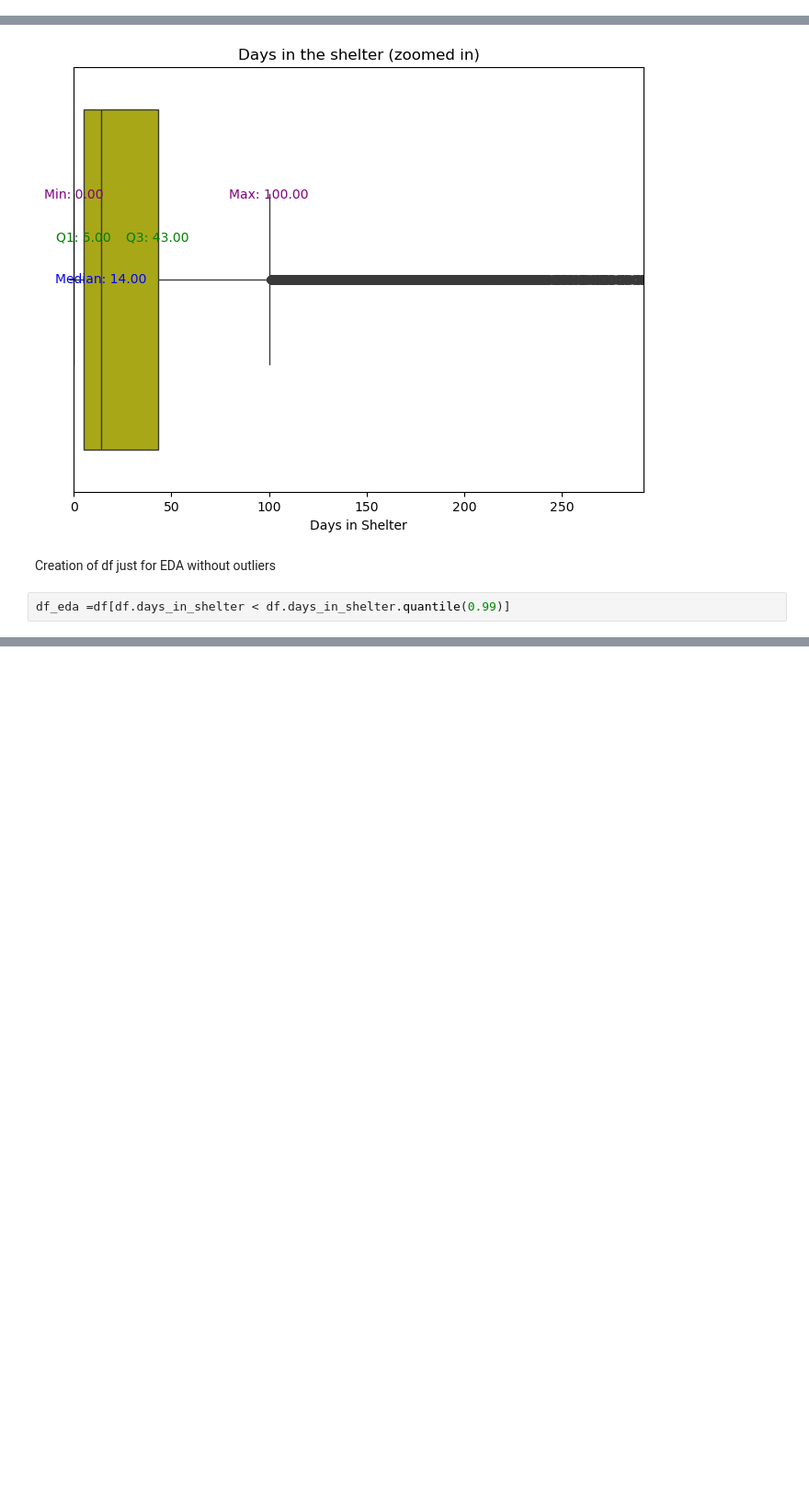
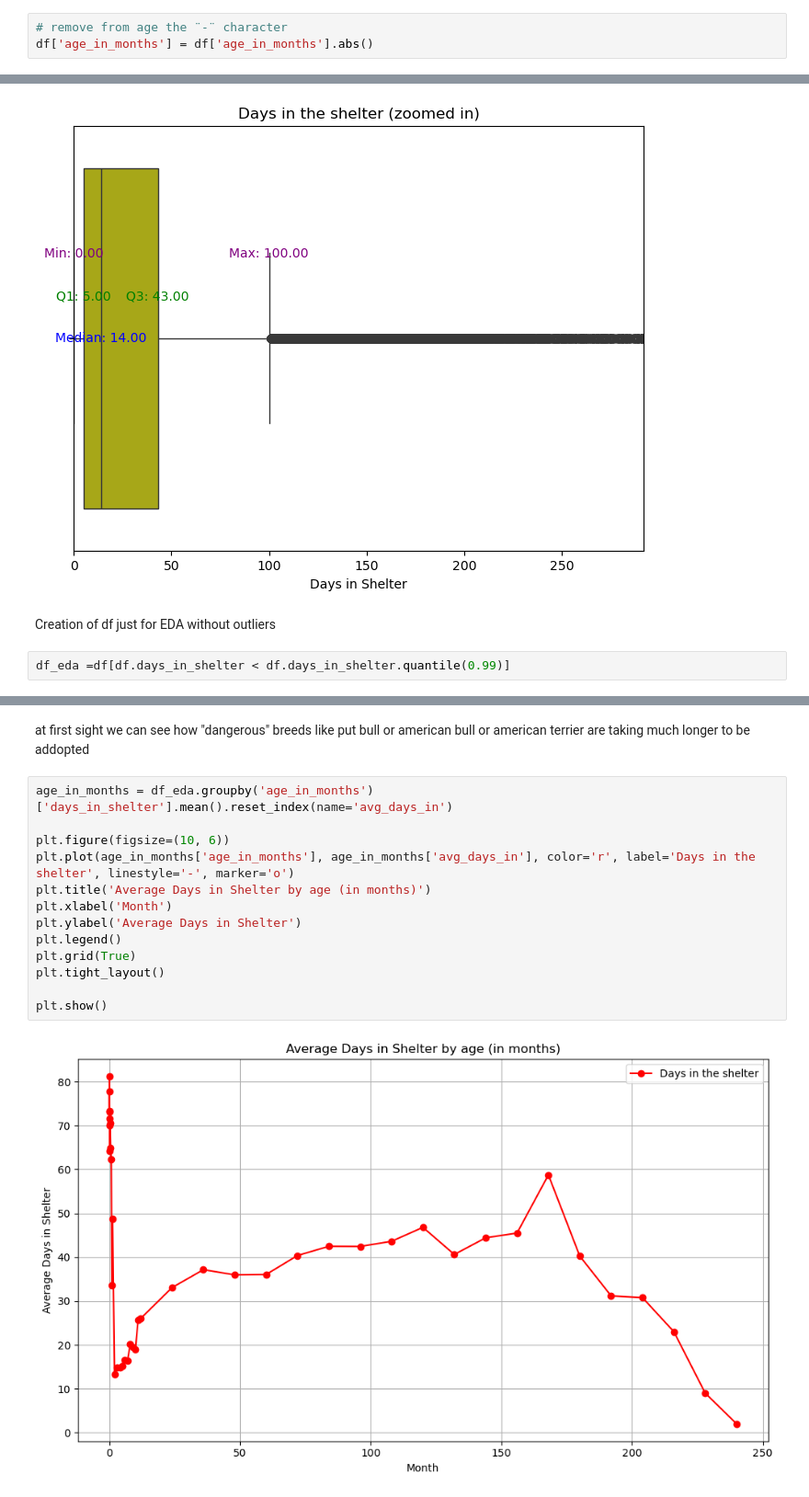
Before and after one commit to irenebustos/machine_learning_zoomcamp, a Jupyter notebook: Mid_term_project/time_to_addoption.ipynb, the cells around one changed output, grey strips where cells are left out. Shown at 92% size. Drawn from its saved outputs; the diff is of its cells as text; blank space fills up the shorter version.

```diff
--- a/Mid_term_project/time_to_addoption.ipynb
+++ b/Mid_term_project/time_to_addoption.ipynb
@@ -175,0 +189,3 @@ del df['age_upon_intake']
+# %%
+# remove from age the ¨-¨ character
+df['age_in_months'] = df['age_in_months'].abs()
@@ -584,0 +698,17 @@ plt.show()
+# %% [markdown]
+at first sight we can see how "dangerous" breeds like put bull or american bull or american terrier are taking much longer to be addopted
+# %%
+age_in_months = df_eda.groupby('age_in_months')['days_in_shelter'].mean().reset_index(name='avg_days_in')
+
+plt.figure(figsize=(10, 6))
+plt.plot(age_in_months['age_in_months'], age_in_months['avg_days_in'], color='r', label='Days in the shelter', linestyle='-', marker='o')
+plt.title('Average Days in Shelter by age (in months)')
+plt.xlabel('Month')
+plt.ylabel('Average Days in Shelter')
+plt.legend()
+plt.grid(True)
+plt.tight_layout()
+
+plt.show()
+# %% [output]
+[figure, added]
```
Also changed, not shown: parts of 138 cells of this notebook, 6 other files.
